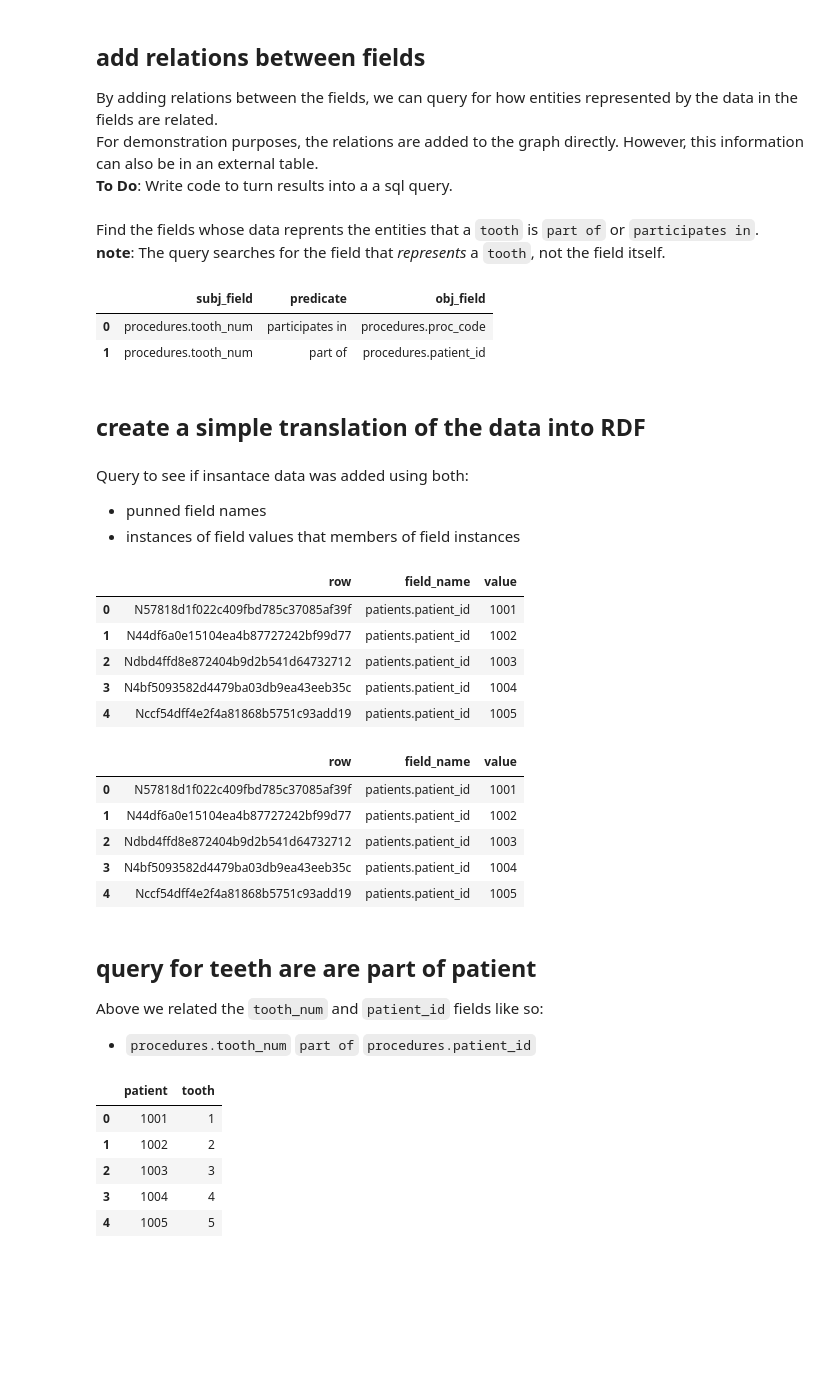
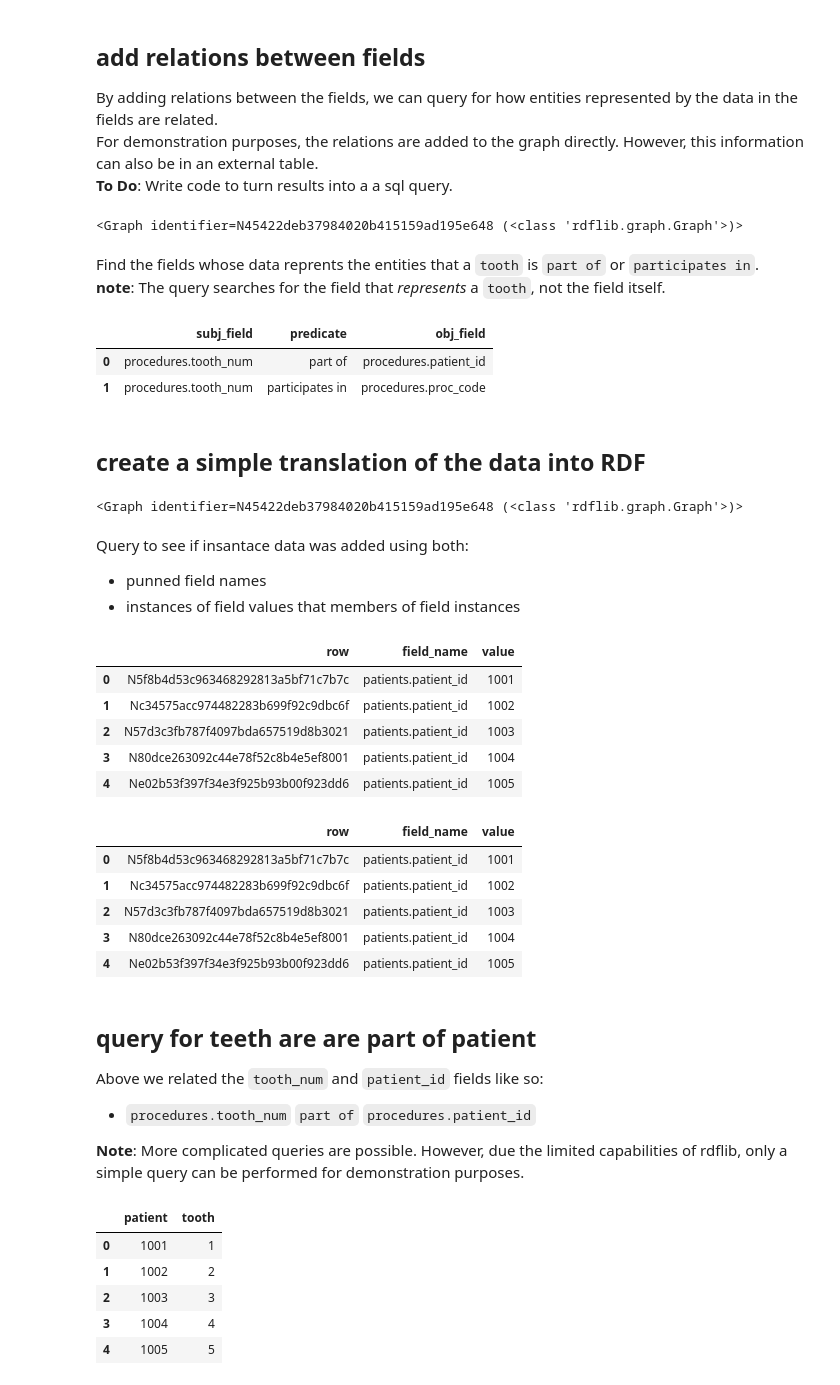
Before and after one commit to wdduncan/test-data-field-punning, a Jupyter notebook: notebooks/schema_demo.ipynb, the cells around one changed output. Cells and saved outputs as stored; diff of their text form; code cells hidden in the pictures; blank space fills up the shorter version.

```diff
--- a/notebooks/schema_demo.ipynb
+++ b/notebooks/schema_demo.ipynb
@@ -349,5 +96,5 @@ Note: For demonstration purposes, I've made enums url safe. In a real-world scen
 genders = list(pysqldf("select distinct gender from patients")['gender'])
 proc_codes = list(pysqldf("select distinct proc_code from procedures")['proc_code'])
 # %%
-g = add_enums_to_graph(genders, 'patients', 'gender', g, enum_ns, ns)
-g = add_enums_to_graph(proc_codes, 'procedures', 'proc_code', g, enum_ns, ns)
+g.add_enums(genders, 'patients', 'gender', enum_ns, ns)
+g.add_enums(proc_codes, 'procedures', 'proc_code', enum_ns, ns)
@@ -381,10 +127,9 @@ I created a simple mapping between IRIs and the classes represented by the them.
 Some of mappings are at the field level. For example, the patient_id field represents a patient in general. Other mappings are a the level of enumaterated values. For example, the value "F" in the patient.gender field represents a female.
 **Note**: This mapping involves punning the classes as inviduals b/c the represents object property holds between individuals.
 # %%
+# this can be made into a function
 for idx, iri, entity in pds.read_csv('../data/data_representations.csv').itertuples():
-    uri = URIRef(iri)
-    entity_uri = URIRef(entity)
-    g.add((uri, ns.represents, entity_uri))
+    g.add_spo(iri, ns.represents, entity)
 # %%
 q = """
 prefix : <https://data-field-punning.owl/>
@@ -536,8 +270,10 @@ By adding relations between the fields, we can query for how entities represente
 For demonstration purposes, the relations are added to the graph directly. However, this information can also be in an external table.
 **To Do**: Write code to turn results into a a sql query.
 # %%
-g = add_spo(g, field_ns['/procedures.tooth_num'], ns['part_of'], field_ns['/procedures.patient_id'])
-g = add_spo(g, field_ns['/procedures.tooth_num'], ns['participates_in'], field_ns['/procedures.proc_code'])
+g.add_spo(field_ns['/procedures.tooth_num'], ns['part_of'], field_ns['/procedures.patient_id'])
+g.add_spo(field_ns['/procedures.tooth_num'], ns['participates_in'], field_ns['/procedures.proc_code'])
+# %% [output]
+<Graph identifier=N45422deb37984020b415159ad195e648 (<class 'rdflib.graph.Graph'>)>
 # %% [markdown]
 Find the fields whose data reprents the entities that a `tooth` is `part of` or `participates in`.
 **note**: The query searches for the field that *represents* a `tooth`, not the field itself.
@@ -565,19 +301,19 @@ select distinct ?subj_field ?predicate ?obj_field where {
 
 }
 """
-# field_df = sparql_query_to_df(q, g)
-# field_df
-sparql_query_to_df(q, g)
+g.sparql_query_to_df(q)
 # %% [output]
 |  | subj_field | predicate | obj_field |
-| 0 | procedures.tooth_num | participates in | procedures.proc_code |
-| 1 | procedures.tooth_num | part of | procedures.patient_id |
+| 0 | procedures.tooth_num | part of | procedures.patient_id |
+| 1 | procedures.tooth_num | participates in | procedures.proc_code |
 # %% [markdown]
 ## create a simple translation of the data into RDF
 # %%
-g = add_dataframe_to_graph(g, patients, 'patients', field_ns, ns)
-g = add_dataframe_to_graph(g, procedures, 'procedures', field_ns, ns)
-g = add_dataframe_to_graph(g, providers, 'providers', field_ns, ns)
+g.add_df(patients, 'patients', field_ns, ns)
+g.add_df(procedures, 'procedures', field_ns, ns)
+g.add_df(providers, 'providers', field_ns, ns)
+# %% [output]
+<Graph identifier=N45422deb37984020b415159ad195e648 (<class 'rdflib.graph.Graph'>)>
 # %% [markdown]
 Query to see if insantace data was added using both:
 * punned field names
@@ -585,22 +321,22 @@ Query to see if insantace data was added using both:
 # %%
 q = """
 prefix : <https://data-field-punning.owl/>
 select ?row ?field_name ?value where {
   ?field a :field;
       rdfs:label ?field_name .
 
   ?row a :row;
       ?field [:has_value ?value] .
 } limit 5
 """
-sparql_query_to_df(q, g)
+g.sparql_query_to_df(q)
 # %% [output]
 |  | row | field_name | value |
-| 0 | N57818d1f022c409fbd785c37085af39f | patients.patient_id | 1001 |
-| 1 | N44df6a0e15104ea4b87727242bf99d77 | patients.patient_id | 1002 |
-| 2 | Ndbd4ffd8e872404b9d2b541d64732712 | patients.patient_id | 1003 |
-| 3 | N4bf5093582d4479ba03db9ea43eeb35c | patients.patient_id | 1004 |
-| 4 | Nccf54dff4e2f4a81868b5751c93add19 | patients.patient_id | 1005 |
+| 0 | N5f8b4d53c963468292813a5bf71c7b7c | patients.patient_id | 1001 |
+| 1 | Nc34575acc974482283b699f92c9dbc6f | patients.patient_id | 1002 |
+| 2 | N57d3c3fb787f4097bda657519d8b3021 | patients.patient_id | 1003 |
+| 3 | N80dce263092c44e78f52c8b4e5ef8001 | patients.patient_id | 1004 |
+| 4 | Ne02b53f397f34e3f925b93b00f923dd6 | patients.patient_id | 1005 |
 # %%
 q = """
 prefix : <https://data-field-punning.owl/>
@@ -620,18 +356,20 @@ select ?row ?field_name ?value where {
 
 } limit 5
 """
-sparql_query_to_df(q, g)
+g.sparql_query_to_df(q)
 # %% [output]
 |  | row | field_name | value |
-| 0 | N57818d1f022c409fbd785c37085af39f | patients.patient_id | 1001 |
-| 1 | N44df6a0e15104ea4b87727242bf99d77 | patients.patient_id | 1002 |
-| 2 | Ndbd4ffd8e872404b9d2b541d64732712 | patients.patient_id | 1003 |
-| 3 | N4bf5093582d4479ba03db9ea43eeb35c | patients.patient_id | 1004 |
-| 4 | Nccf54dff4e2f4a81868b5751c93add19 | patients.patient_id | 1005 |
+| 0 | N5f8b4d53c963468292813a5bf71c7b7c | patients.patient_id | 1001 |
+| 1 | Nc34575acc974482283b699f92c9dbc6f | patients.patient_id | 1002 |
+| 2 | N57d3c3fb787f4097bda657519d8b3021 | patients.patient_id | 1003 |
+| 3 | N80dce263092c44e78f52c8b4e5ef8001 | patients.patient_id | 1004 |
+| 4 | Ne02b53f397f34e3f925b93b00f923dd6 | patients.patient_id | 1005 |
 # %% [markdown]
 ## query for teeth are are part of patient
 Above we related the `tooth_num` and `patient_id` fields like so:
 * `procedures.tooth_num` `part of` `procedures.patient_id`
+
+**Note**: More complicated queries are possible. However, due the limited capabilities of rdflib, only a simple query can be performed for demonstration purposes.
 # %%
 q = """
 base <https://data-field-punning.owl/>
```
Also changed, not shown: parts of 27 cells of this notebook, 1 other file.
